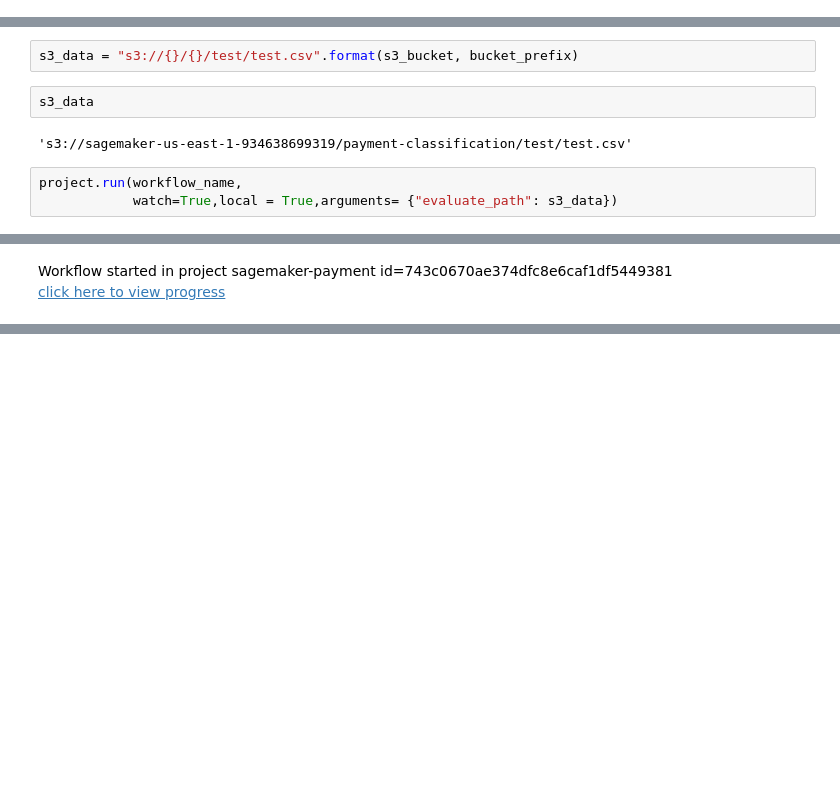
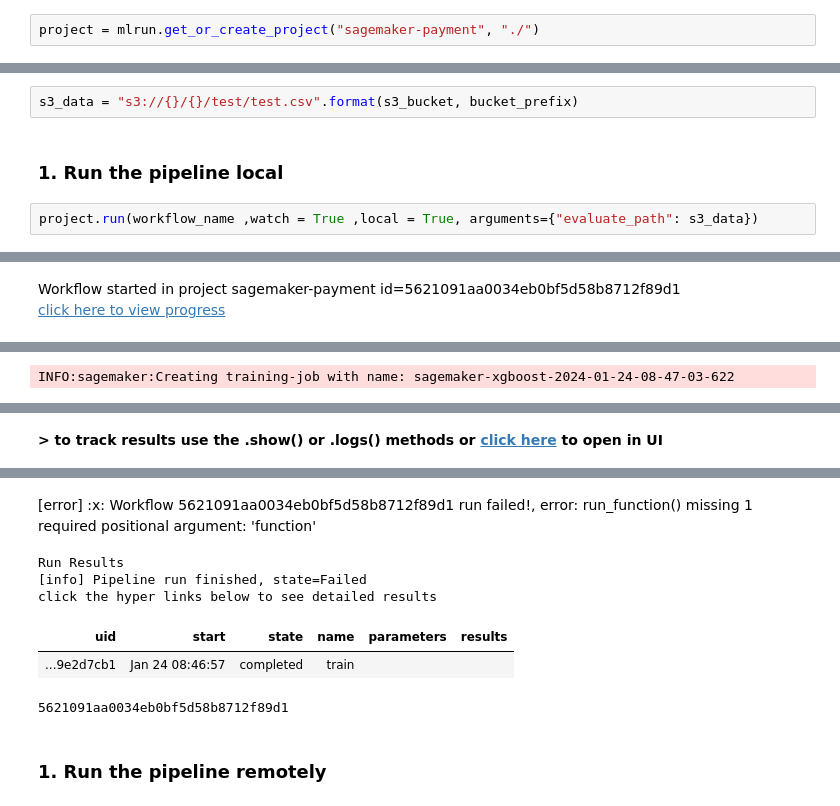
Before and after one commit to mlrun/demo-sagemaker, a Jupyter notebook: financial-payment-pipeline.ipynb, the cells around one changed output, grey strips where cells are left out. Cells and saved outputs as stored; diff of their text form; blank space fills up the shorter version.

```diff
--- a/financial-payment-pipeline.ipynb
+++ b/financial-payment-pipeline.ipynb
@@ -11,3 +9,5 @@ project = mlrun.get_or_create_project(project_name, context="./")
+# %%
+project = mlrun.get_or_create_project("sagemaker-payment", "./")
 # %%
 mlrun.set_env_from_file("env.var")
 # %%
@@ -123,10 +117,7 @@ INFO:botocore.credentials:Found credentials in environment variables.
 # %%
 s3_data = "s3://{}/{}/test/test.csv".format(s3_bucket, bucket_prefix)
-# %%
-s3_data
-# %% [output]
-'s3://sagemaker-us-east-1-934638699319/payment-classification/test/test.csv'
+# %% [markdown]
+### 1. Run the pipeline local <a class="anchor" id="Setup"></a>
 # %%
-project.run(workflow_name,
-            watch=True,local = True,arguments= {"evaluate_path": s3_data})
+project.run(workflow_name ,watch = True ,local = True, arguments={"evaluate_path": s3_data})
 # %% [output]
@@ -133,2 +125,2 @@ project.run(workflow_name,
-Workflow started in project sagemaker-payment id=743c0670ae374dfc8e6caf1df5449381
+Workflow started in project sagemaker-payment id=5621091aa0034eb0bf5d58b8712f89d1
 click here to view progress
@@ -137,0 +129 @@ KeyboardInterrupt:
+INFO:sagemaker:Creating training-job with name: sagemaker-xgboost-2024-01-24-08-47-03-622
@@ -137,0 +138 @@ KeyboardInterrupt:
+> to track results use the .show() or .logs() methods or click here to open in UI
@@ -138,3 +142,12 @@ KeyboardInterrupt:
+[error] :x: Workflow 5621091aa0034eb0bf5d58b8712f89d1 run failed!, error: run_function() missing 1 required positional argument: 'function'
+Run Results
+[info] Pipeline run finished, state=Failed
+click the hyper links below to see detailed results
+| uid | start | state | name | parameters | results |
+| ...9e2d7cb1 | Jan 24 08:46:57 | completed | train |  |  |
+5621091aa0034eb0bf5d58b8712f89d1
+# %% [markdown]
+### 1. Run the pipeline remotely <a class="anchor" id="Setup"></a>
 # %%
 project.run(workflow_name,
             watch=True,arguments= {"evaluate_path": s3_data})
```
Also changed, not shown: parts of 8 cells of this notebook, 1 other file.
